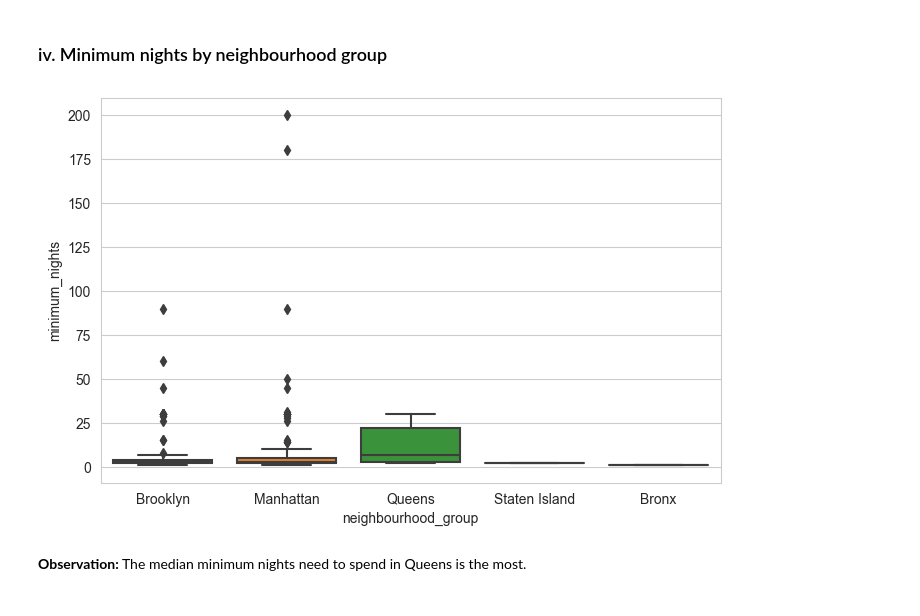
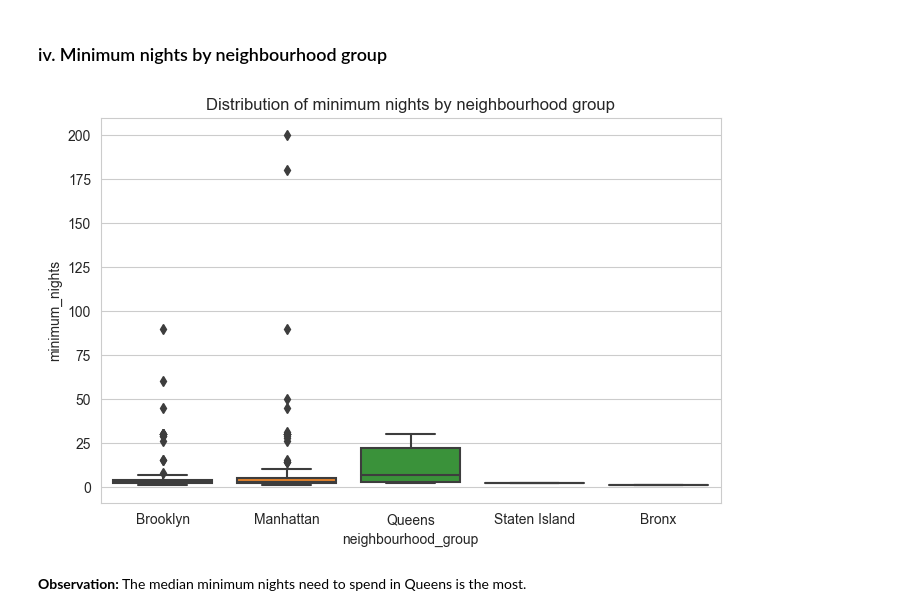
Before and after one commit to sank3t/Assignment-4, a Jupyter notebook: Data_Cleaning_and_Visualization.ipynb, the cells around one changed output. Cells and saved outputs as stored; diff of their text form; code cells hidden in the pictures.

```diff
--- a/Data_Cleaning_and_Visualization.ipynb
+++ b/Data_Cleaning_and_Visualization.ipynb
@@ -136,9 +149,10 @@ plt.show()
 # %%
 plt.figure(figsize=(8, 5))
 
 sns.boxplot(x="neighbourhood_group", y="minimum_nights", data=airbnb_df)
+plt.title("Distribution of minimum nights by neighbourhood group")
 plt.show()
 # %% [output]
-[figure, old version]
+[figure, new version]
 # %% [markdown]
 **Observation:** The median minimum nights need to spend in Queens is the most.
```
Also changed, not shown: parts of 22 cells of this notebook.
